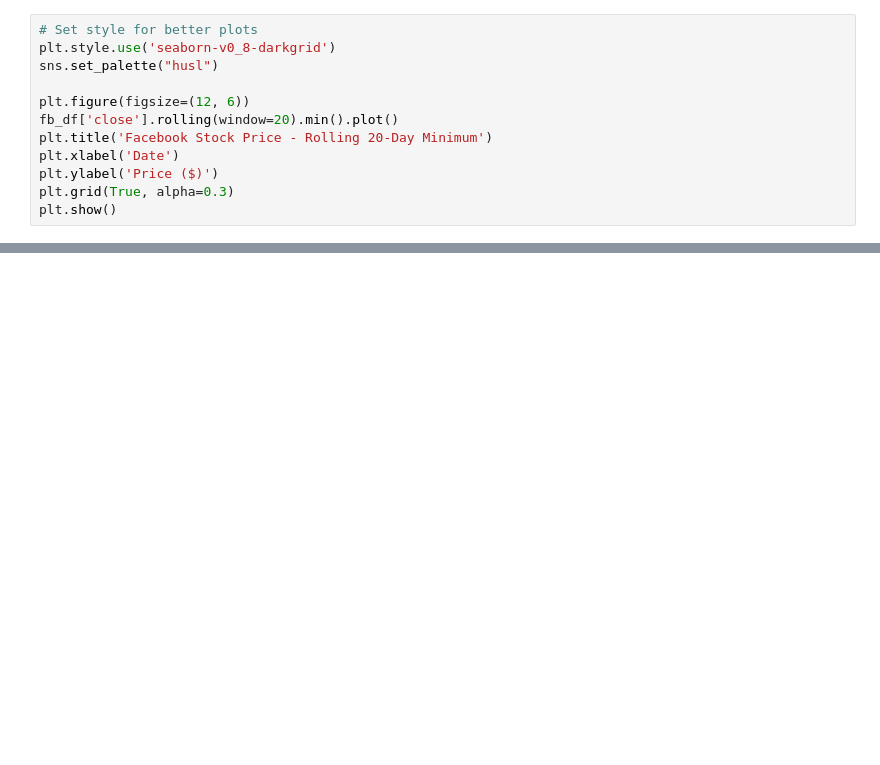
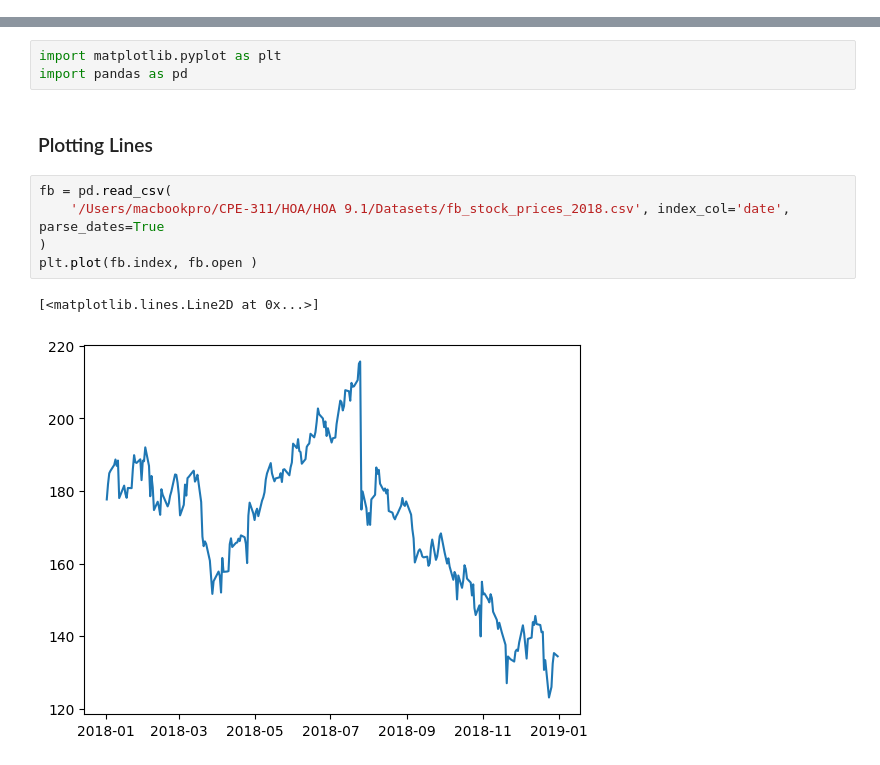
Before and after one commit to NeilCaccam/CPE-311-CPE22S3---Computational-Thinking-with-Python, a Jupyter notebook: HOA 9.1/Hands-on Activity 9.1 Data Visualization using Pandas and Matplotlib.ipynb, the cells around one changed output, grey strips where cells are left out. Drawn from its saved outputs; the diff is of its cells as text; blank space fills up the shorter version.

```diff
--- a/HOA 9.1/Hands-on Activity 9.1 Data Visualization using Pandas and Matplotlib.ipynb
+++ b/HOA 9.1/Hands-on Activity 9.1 Data Visualization using Pandas and Matplotlib.ipynb
@@ -41,12 +0,0 @@ earthquakes_df = pd.read_csv('earthquakes-1.csv')
-# %%
-# Set style for better plots
-plt.style.use('seaborn-v0_8-darkgrid')
-sns.set_palette("husl")
-
-plt.figure(figsize=(12, 6))
-fb_df['close'].rolling(window=20).min().plot()
-plt.title('Facebook Stock Price - Rolling 20-Day Minimum')
-plt.xlabel('Date')
-plt.ylabel('Price ($)')
-plt.grid(True, alpha=0.3)
-plt.show()
@@ -153,0 +37,13 @@ In this data analysis activity I applied pandas and matplotlib techniques to unc
+# %%
+import matplotlib.pyplot as plt
+import pandas as pd
+# %% [markdown]
+### Plotting Lines
+# %%
+fb = pd.read_csv(
+    '/Users/macbookpro/CPE-311/HOA/HOA 9.1/Datasets/fb_stock_prices_2018.csv', index_col='date', parse_dates=True
+)
+plt.plot(fb.index, fb.open )
+# %% [output]
+[<matplotlib.lines.Line2D at 0x...>]
+[figure, added]
```
Also changed, not shown: parts of 83 cells of this notebook.
